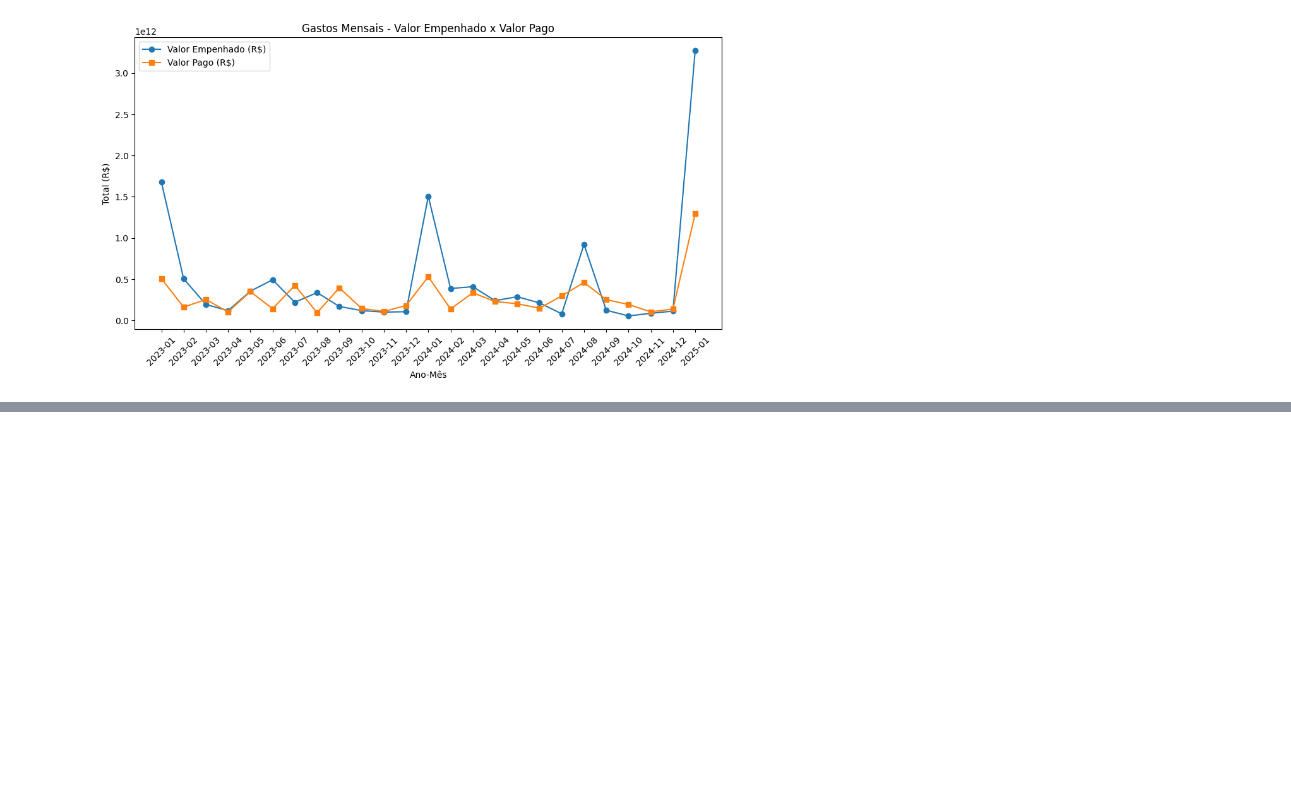
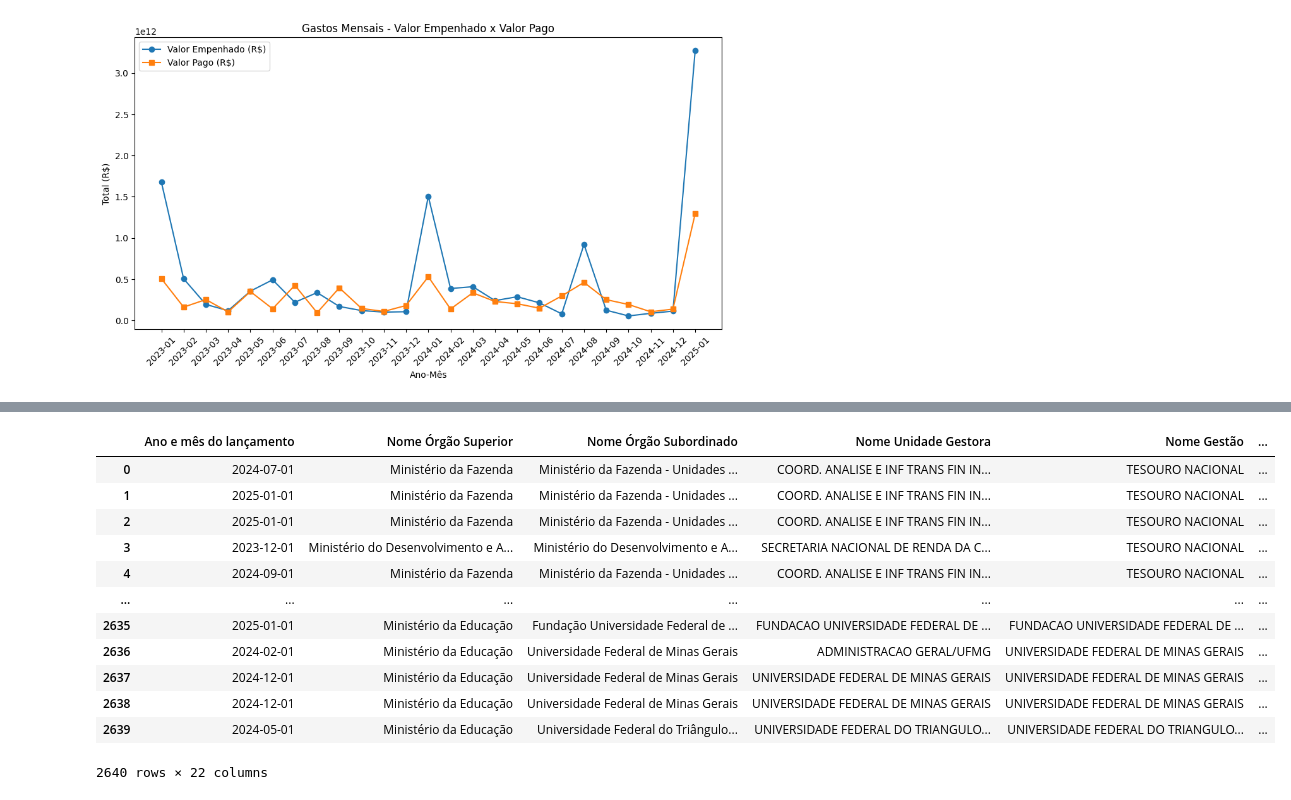
Before and after one commit to jonathamacionilo/GastosDesgov2023ateJan2025, a Jupyter notebook: AnaliseDespesasBrasil.ipynb, the cells around one changed output, grey strips where cells are left out. Saved outputs shown, nothing was run; the diff lists cells and outputs as text; code cells hidden in the pictures; blank space fills up the shorter version.

```diff
--- a/AnaliseDespesasBrasil.ipynb
+++ b/AnaliseDespesasBrasil.ipynb
@@ -655,0 +742,44 @@ KeyboardInterrupt:
+# %%
+import pandas as pd
+
+df_woke = anomalias_desgoverno.filter(col("contains_Progressism/woke_keyword") == 1)
+
+selected_cols = [
+    "Ano e mês do lançamento",
+    'Nome Órgão Superior', 'Nome Órgão Subordinado',
+    'Nome Unidade Gestora', 'Nome Gestão', 'Nome Unidade Orçamentária', 'Nome Função',
+    'Nome Subfunção', 'Nome Programa Orçamentário', 'Nome Ação',
+    'Nome Subtítulo', 'Nome Localizador', 'Nome Categoria Econômica',
+    'Nome Grupo de Despesa', 'Nome Elemento de Despesa', 'Modalidade da Despesa', 'UF', 'Município',
+    "Valor Empenhado (R$)",
+    "Valor Pago (R$)"
+]
+
+df_anom_temp = anomalias_desgoverno.select(*selected_cols)
+pdf_woke = df_anom_temp.filter(col("contains_Progressism/woke_keyword") == 1).orderBy("Valor Pago (R$)", ascending=False).toPandas()
+pdf_woke["Valor Empenhado Formatado"] = pdf_woke["Valor Empenhado (R$)"].apply(
+    lambda x: f"{x:,.2f}".replace(',', 'X').replace('.',',').replace('X','.')
+)
+pdf_woke["Valor Pago Formatado"] = pdf_woke["Valor Pago (R$)"].apply(
+    lambda x: f"{x:,.2f}".replace(',', 'X').replace('.',',').replace('X','.')
+)
+
+
+pd.set_option('display.max_rows', 100)
+pd.set_option('display.max_columns', None)
+pd.set_option('display.max_colwidth', None)
+display(pdf_woke)
+# %% [output]
+|  | Ano e mês do lançamento | Nome Órgão Superior | Nome Órgão Subordinado | Nome Unidade Gestora | Nome Gestão | ... |
+| 0 | 2024-07-01 | Ministério da Fazenda | Ministério da Fazenda - Unidades ... | COORD. ANALISE E INF TRANS FIN IN... | TESOURO NACIONAL | ... |
+| 1 | 2025-01-01 | Ministério da Fazenda | Ministério da Fazenda - Unidades ... | COORD. ANALISE E INF TRANS FIN IN... | TESOURO NACIONAL | ... |
+| 2 | 2025-01-01 | Ministério da Fazenda | Ministério da Fazenda - Unidades ... | COORD. ANALISE E INF TRANS FIN IN... | TESOURO NACIONAL | ... |
+| 3 | 2023-12-01 | Ministério do Desenvolvimento e A... | Ministério do Desenvolvimento e A... | SECRETARIA NACIONAL DE RENDA DA C... | TESOURO NACIONAL | ... |
+| 4 | 2024-09-01 | Ministério da Fazenda | Ministério da Fazenda - Unidades ... | COORD. ANALISE E INF TRANS FIN IN... | TESOURO NACIONAL | ... |
+| ... | ... | ... | ... | ... | ... | ... |
+| 2635 | 2025-01-01 | Ministério da Educação | Fundação Universidade Federal de ... | FUNDACAO UNIVERSIDADE FEDERAL DE ... | FUNDACAO UNIVERSIDADE FEDERAL DE ... | ... |
+| 2636 | 2024-02-01 | Ministério da Educação | Universidade Federal de Minas Gerais | ADMINISTRACAO GERAL/UFMG | UNIVERSIDADE FEDERAL DE MINAS GERAIS | ... |
+| 2637 | 2024-12-01 | Ministério da Educação | Universidade Federal de Minas Gerais | UNIVERSIDADE FEDERAL DE MINAS GERAIS | UNIVERSIDADE FEDERAL DE MINAS GERAIS | ... |
+| 2638 | 2024-12-01 | Ministério da Educação | Universidade Federal de Minas Gerais | UNIVERSIDADE FEDERAL DE MINAS GERAIS | UNIVERSIDADE FEDERAL DE MINAS GERAIS | ... |
+| 2639 | 2024-05-01 | Ministério da Educação | Universidade Federal do Triângulo... | UNIVERSIDADE FEDERAL DO TRIANGULO... | UNIVERSIDADE FEDERAL DO TRIANGULO... | ... |
+2640 rows × 22 columns
```
Also changed, not shown: parts of 9 cells of this notebook, 24 other files.
